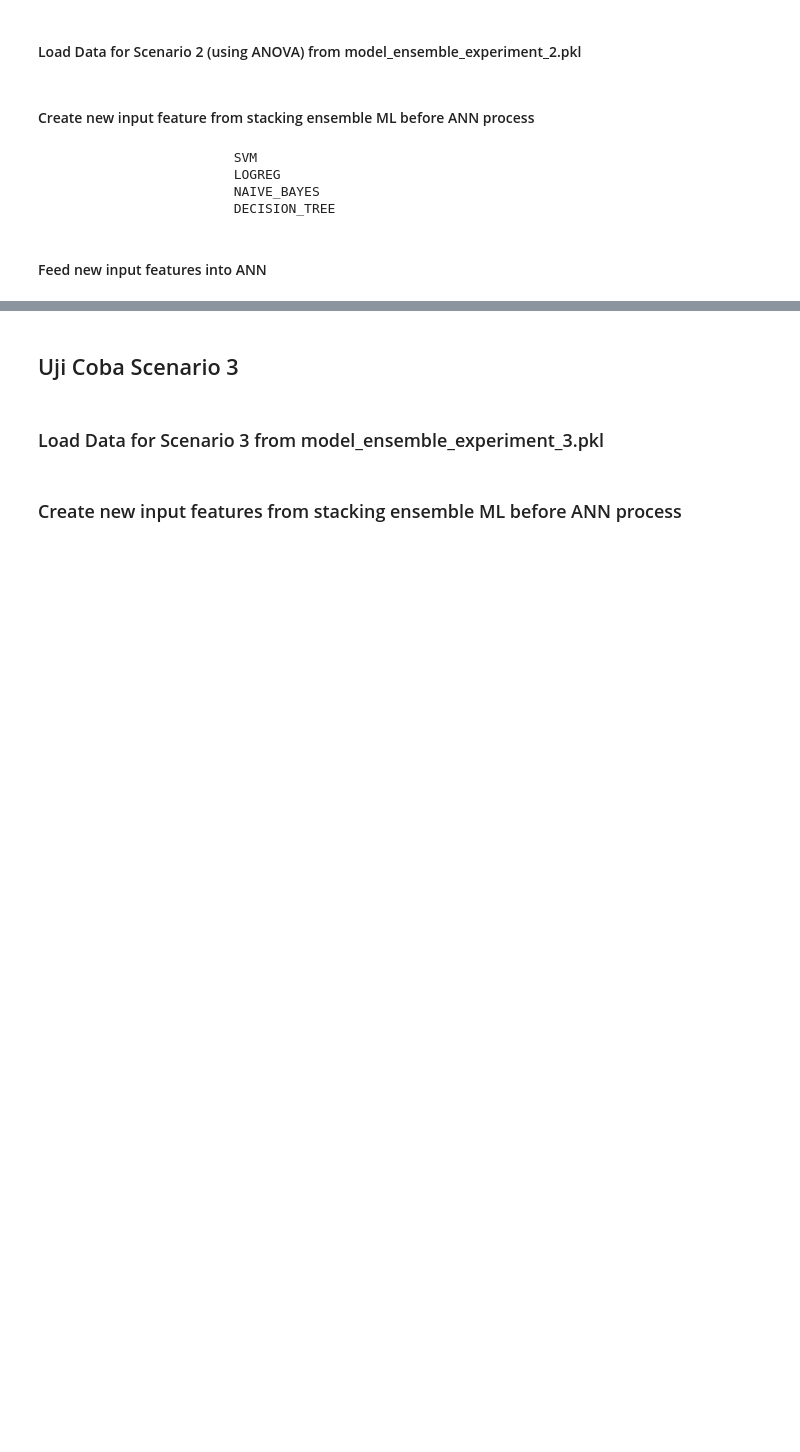
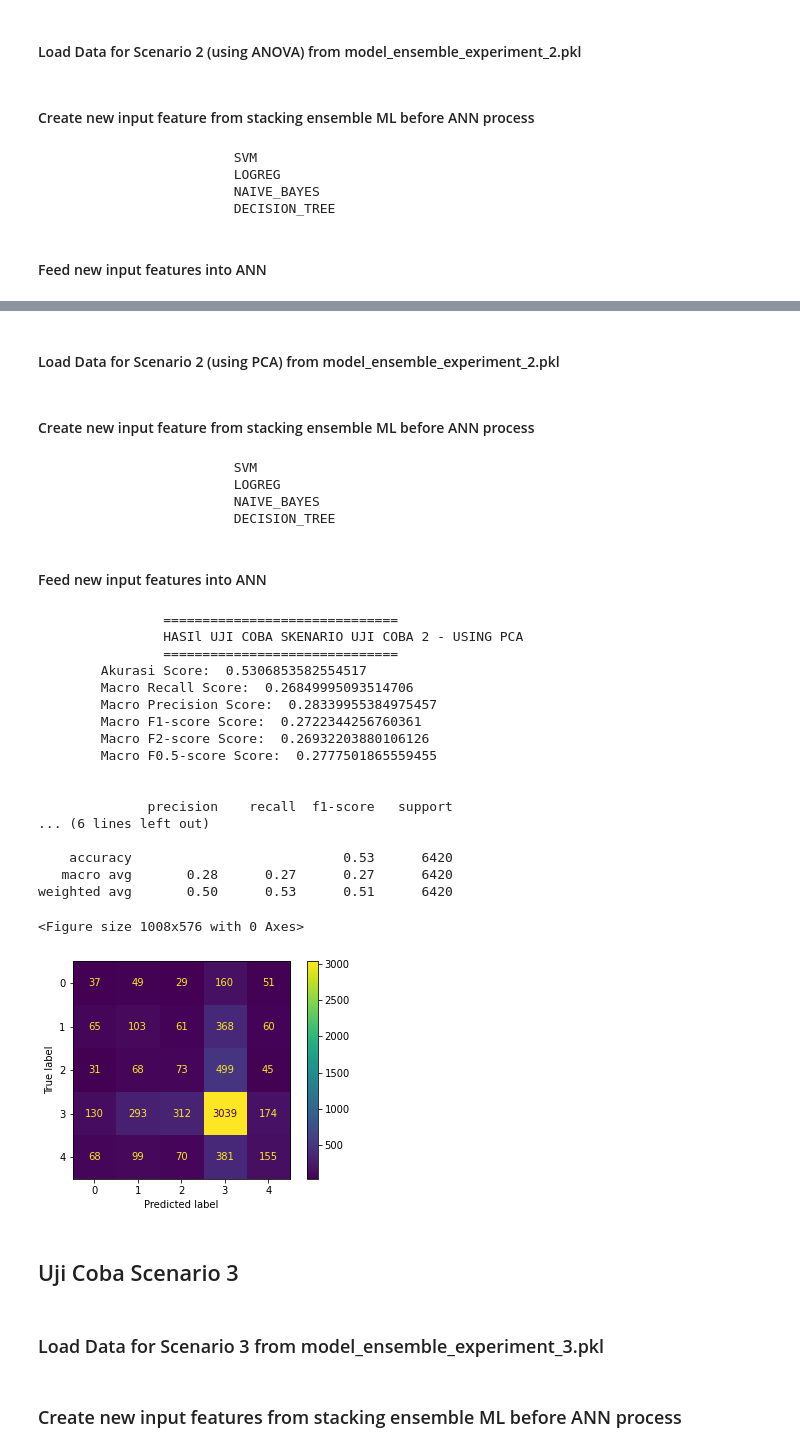
Before and after one commit to satriabimantara/Cassava-Classification-using-Ensemble-Algorithm-LBP-Features, a Jupyter notebook: notebook/#2-ensemble_modelling_daun_singkong_all_testing.ipynb, the cells around one changed output, grey strips where cells are left out. Drawn from its saved outputs; the diff is of its cells as text; code cells hidden in the pictures; blank space fills up the shorter version.

```diff
--- a/notebook/#2-ensemble_modelling_daun_singkong_all_testing.ipynb
+++ b/notebook/#2-ensemble_modelling_daun_singkong_all_testing.ipynb
@@ -28,6 +28,7 @@ kfold = StratifiedKFold(n_splits=5, random_state=45, shuffle=True)
 def create_new_input_features(ensemble_classifiers, X, y):
     all_predicted_results = dict()
     list_of_majority_voting_each_models = list()
+    list_of_models = list()
 
     for model_name, models in ensemble_classifiers.items():
         print("\t\t\t", model_name.upper())
@@ -40,10 +41,11 @@ def create_new_input_features(ensemble_classifiers, X, y):
 
             # make dataframe for 5 model prediction results on X and get the mode label for that 5 prediction
             model_df_voting = pd.DataFrame(all_predicted_results[model_name]).mode(axis=1)[0]
-            model_df_voting.columns = ['majority_vote_from_'+model_name]
+            list_of_models.append('majority_vote_from_'+model_name)
             list_of_majority_voting_each_models.append(model_df_voting)
 
     new_input_features = pd.concat(list_of_majority_voting_each_models, axis=1)
+    new_input_features.columns = list_of_models
     new_input_features['ground_truth'] = y.copy()
 
     return new_input_features
@@ -275,3 +284,54 @@ weighted avg       0.51      0.55      0.52      6420
+# %% [markdown]
+#### Load Data for Scenario 2 (using PCA) from model_ensemble_experiment_2.pkl
+# %%
+X_train_pca = model_ensemble_experiment_2['pca']['data']['training']['X']
+y_train_pca = model_ensemble_experiment_2['pca']['data']['training']['y']
+X_test_pca = model_ensemble_experiment_2['pca']['data']['testing']['X']
+y_test_pca = model_ensemble_experiment_2['pca']['data']['testing']['y']
+# %% [markdown]
+#### Create new input feature from stacking ensemble ML before ANN process
+# %%
+new_input_testing_features_pca = create_new_input_features(
+    model_ensemble_experiment_2['pca']['stacking_ensembles'],
+    X_test_pca,
+    y_test_pca
+)
+# %% [output]
+                         SVM
+                         LOGREG
+                         NAIVE_BAYES
+                         DECISION_TREE
+# %% [markdown]
+#### Feed new input features into ANN
+# %%
+# split X and y from new_input_features before feeding to ANN
+new_X_test_pca, new_y_test_pca = new_input_testing_features_pca.drop(['ground_truth'],axis=1), new_input_testing_features_pca['ground_truth']
+
+# predict new X test using pre-trained ANN before
+predicted_ann_testing_scenario_pca = model_ensemble_experiment_1['ann'].predict(new_X_test_pca)
+
+# print testing results
+print_model_experiment_results('Skenario Uji Coba 2 - Using PCA', new_y_test_pca, predicted_ann_testing_scenario_pca)
+# %% [output]
+                ==============================
+                HASIl UJI COBA SKENARIO UJI COBA 2 - USING PCA
+                ==============================
+        Akurasi Score:  0.5306853582554517
+        Macro Recall Score:  0.26849995093514706
+        Macro Precision Score:  0.28339955384975457
+        Macro F1-score Score:  0.2722344256760361
+        Macro F2-score Score:  0.26932203880106126
+        Macro F0.5-score Score:  0.2777501865559455
+
+
+              precision    recall  f1-score   support
+... (6 lines left out)
+
+    accuracy                           0.53      6420
+   macro avg       0.28      0.27      0.27      6420
+weighted avg       0.50      0.53      0.51      6420
+<Figure size 1008x576 with 0 Axes>
+[figure, added]
 # %% [markdown]
 ## Uji Coba Scenario 3
 # %% [markdown]
```
Also changed, not shown: parts of 36 cells of this notebook, 17 other files.
